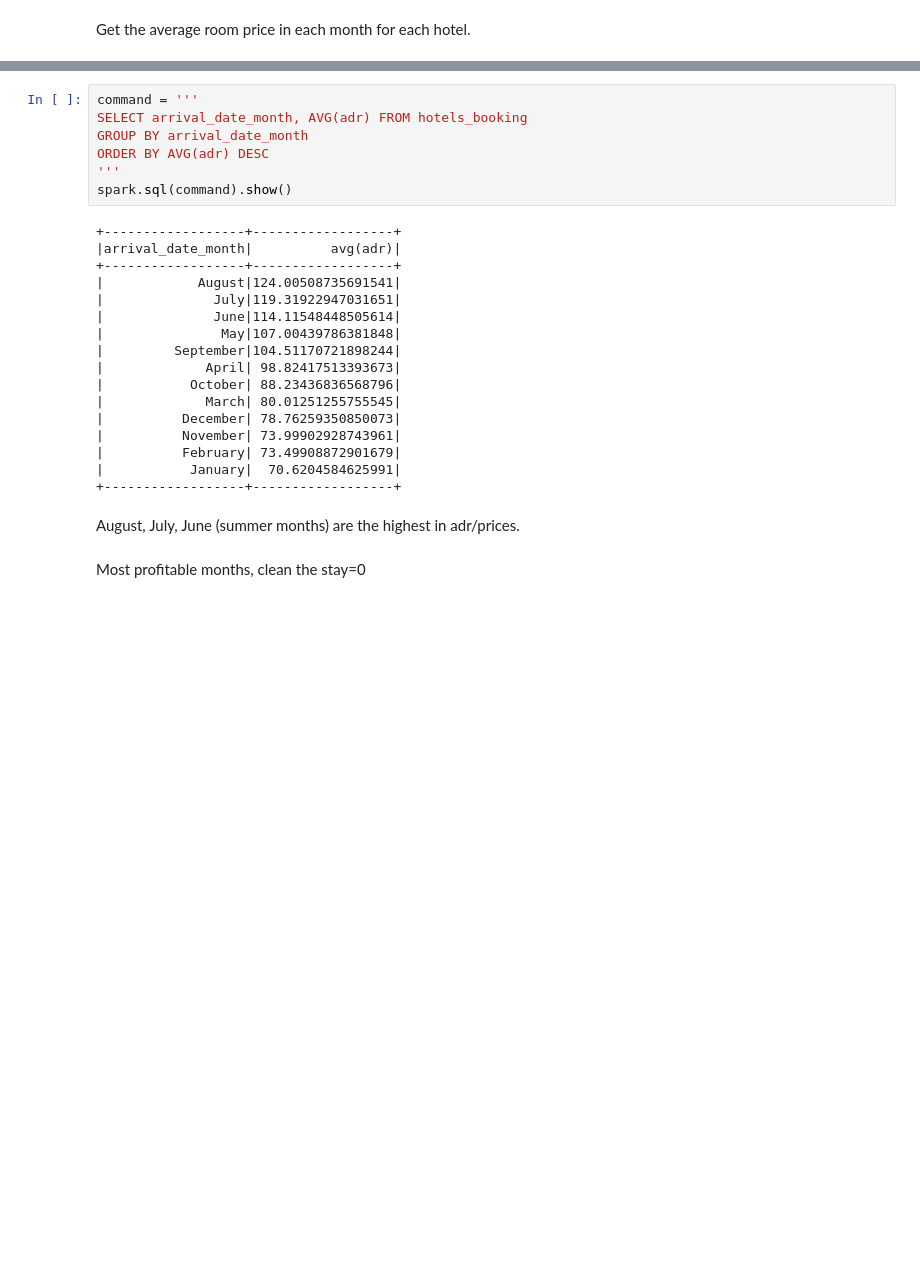
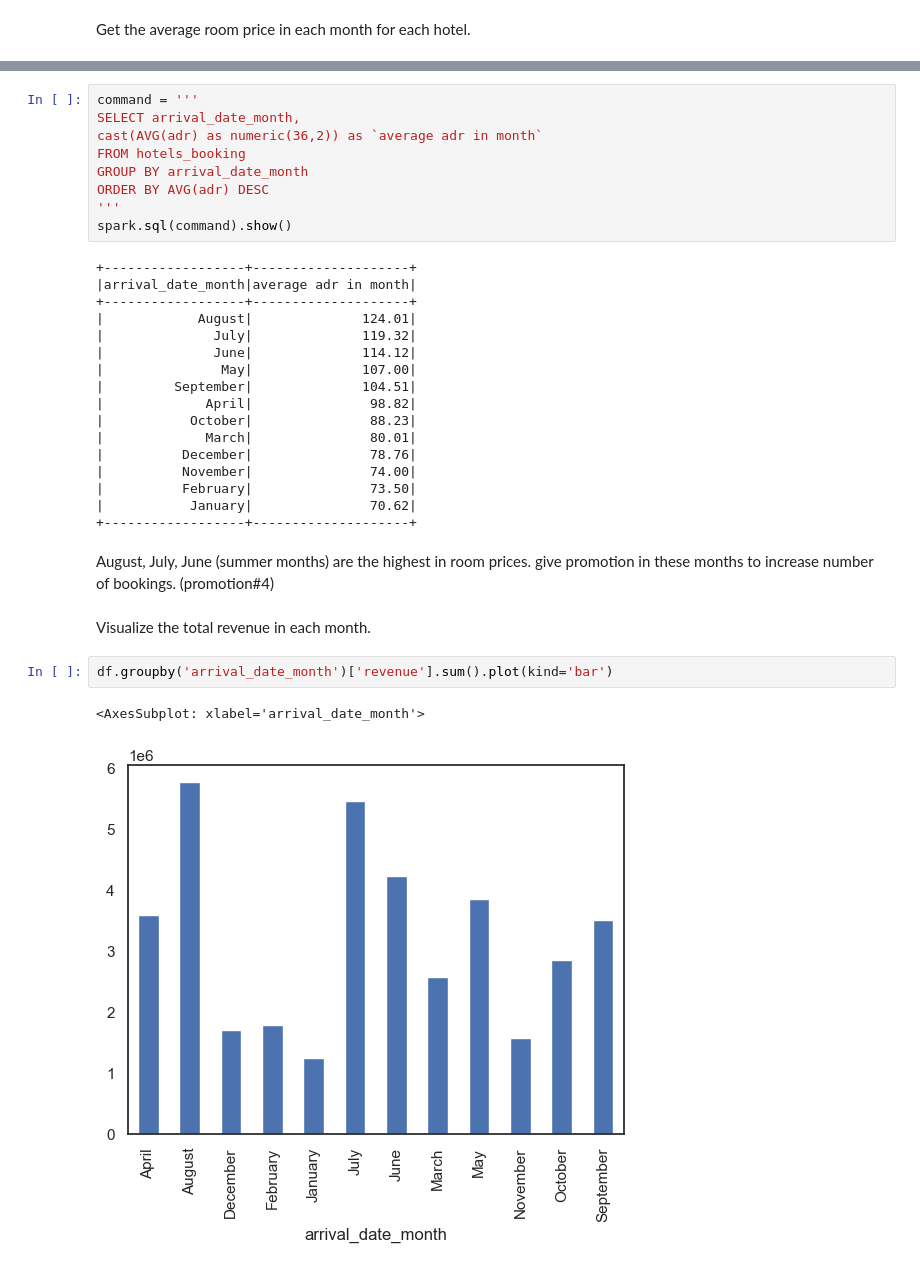
Before and after one commit to ssary/hotel-booking-predictions, a Jupyter notebook: BIG DATA project.ipynb, the cells around one changed output, grey strips where cells are left out. Saved outputs shown, nothing was run; the diff lists cells and outputs as text; blank space fills up the shorter version.

Commit message:
cleaning the code and adding comments

```diff
--- a/BIG DATA project.ipynb
+++ b/BIG DATA project.ipynb
@@ -377,28 +438,35 @@ Get the average room price in each month for each hotel.
 # %%
 command = '''
-SELECT arrival_date_month, AVG(adr) FROM hotels_booking
+SELECT arrival_date_month,
+cast(AVG(adr) as numeric(36,2)) as `average adr in month`
+FROM hotels_booking
 GROUP BY arrival_date_month
 ORDER BY AVG(adr) DESC
 '''
 spark.sql(command).show()
 # %% [output]
-+------------------+------------------+
-|arrival_date_month|          avg(adr)|
-+------------------+------------------+
-|            August|124.00508735691541|
-|              July|119.31922947031651|
-|              June|114.11548448505614|
-|               May|107.00439786381848|
-|         September|104.51170721898244|
-|             April| 98.82417513393673|
-|           October| 88.23436836568796|
-|             March| 80.01251255755545|
-|          December| 78.76259350850073|
-|          November| 73.99902928743961|
-|          February| 73.49908872901679|
-|           January|  70.6204584625991|
-+------------------+------------------+
++------------------+--------------------+
+|arrival_date_month|average adr in month|
++------------------+--------------------+
+|            August|              124.01|
+|              July|              119.32|
+|              June|              114.12|
+|               May|              107.00|
+|         September|              104.51|
+|             April|               98.82|
+|           October|               88.23|
+|             March|               80.01|
+|          December|               78.76|
+|          November|               74.00|
+|          February|               73.50|
+|           January|               70.62|
++------------------+--------------------+
 # %% [markdown]
-August, July, June (summer months) are the highest in adr/prices.
+August, July, June (summer months) are the highest in room prices. give promotion in these months to increase number of bookings. (promotion#4)
-# %% [markdown]
-Most profitable months, clean the stay=0
+# %% [markdown]
+Visualize the total revenue in each month.
+# %%
+df.groupby('arrival_date_month')['revenue'].sum().plot(kind='bar')
+# %% [output]
+<AxesSubplot: xlabel='arrival_date_month'>
+[figure, added]
```
Also changed, not shown: parts of 39 cells of this notebook.
